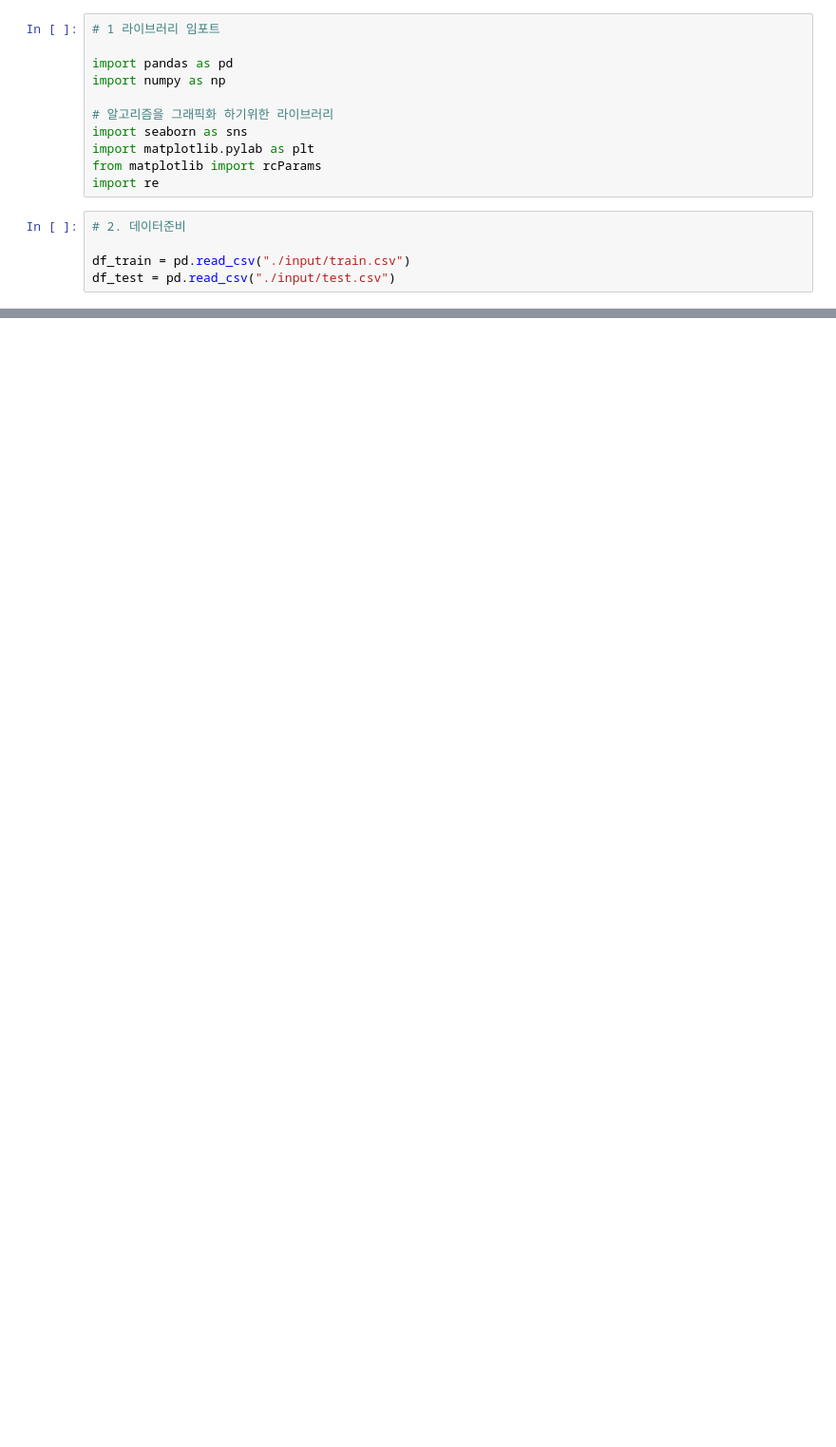
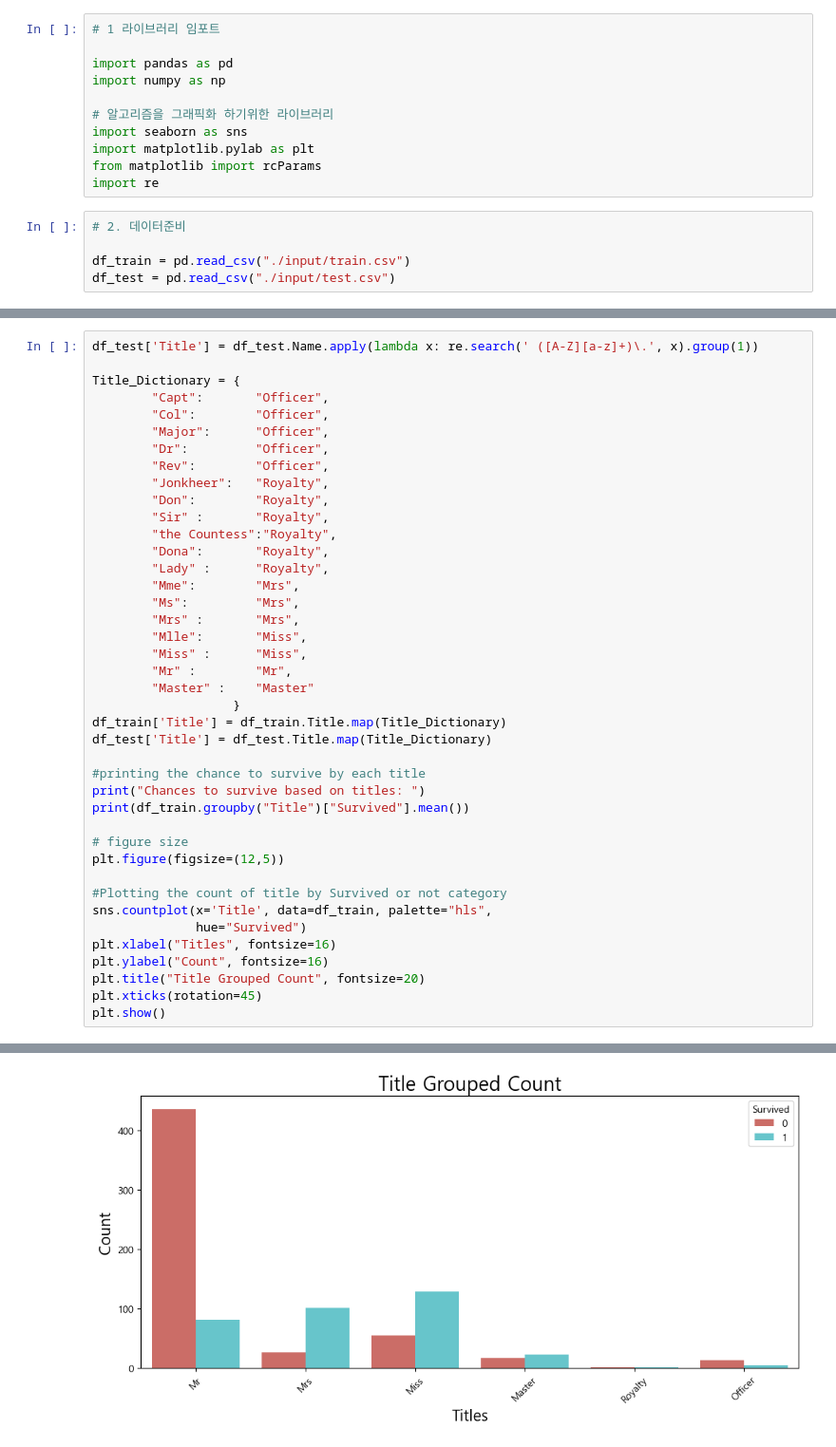
Before and after one commit to ksqrt/study, a Jupyter notebook: mylearn/titanic+keras.ipynb, the cells around one changed output, grey strips where cells are left out. Shown at 95% size. Cells and saved outputs as stored; diff of their text form; blank space fills up the shorter version.

```diff
--- a/mylearn/titanic+keras.ipynb
+++ b/mylearn/titanic+keras.ipynb
@@ -42,0 +57,42 @@ None
+# %%
+df_test['Title'] = df_test.Name.apply(lambda x: re.search(' ([A-Z][a-z]+)\.', x).group(1))
+
+Title_Dictionary = {
+        "Capt":       "Officer",
+        "Col":        "Officer",
+        "Major":      "Officer",
+        "Dr":         "Officer",
+        "Rev":        "Officer",
+        "Jonkheer":   "Royalty",
+        "Don":        "Royalty",
+        "Sir" :       "Royalty",
+        "the Countess":"Royalty",
+        "Dona":       "Royalty",
+        "Lady" :      "Royalty",
+        "Mme":        "Mrs",
+        "Ms":         "Mrs",
+        "Mrs" :       "Mrs",
+        "Mlle":       "Miss",
+        "Miss" :      "Miss",
+        "Mr" :        "Mr",
+        "Master" :    "Master"
+                   }
+df_train['Title'] = df_train.Title.map(Title_Dictionary)
+df_test['Title'] = df_test.Title.map(Title_Dictionary)
+
+#printing the chance to survive by each title
+print("Chances to survive based on titles: ")
+print(df_train.groupby("Title")["Survived"].mean())
+
+# figure size
+plt.figure(figsize=(12,5))
+
+#Plotting the count of title by Survived or not category
+sns.countplot(x='Title', data=df_train, palette="hls",
+              hue="Survived")
+plt.xlabel("Titles", fontsize=16)
+plt.ylabel("Count", fontsize=16)
+plt.title("Title Grouped Count", fontsize=20)
+plt.xticks(rotation=45)
+plt.show()
+# %% [output]
@@ -42,0 +108 @@ None
+[figure, added]
```
Also changed, not shown: parts of 3 cells of this notebook, 3 other files.
